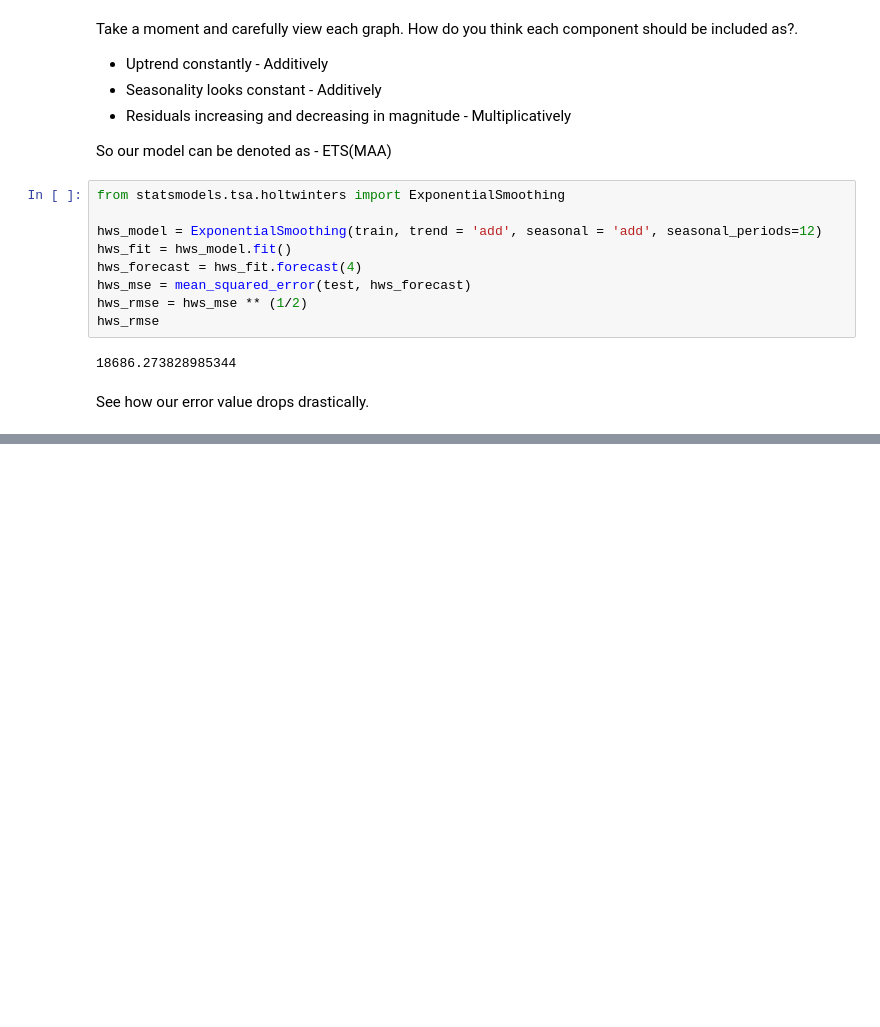
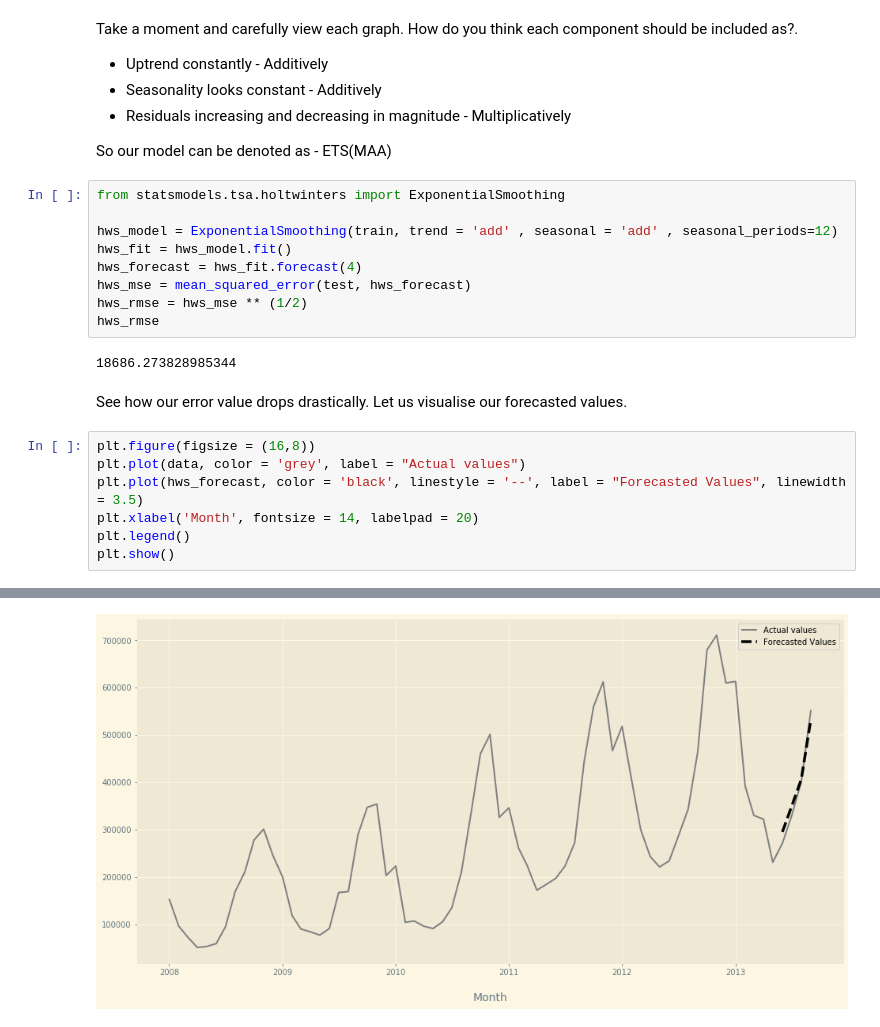
Before and after one commit to hamzajabbarr/time_series_forecasting_example, a Jupyter notebook: Time_series.ipynb, the cells around one changed output, grey strips where cells are left out. Saved outputs shown, nothing was run; the diff lists cells and outputs as text; blank space fills up the shorter version.

```diff
--- a/Time_series.ipynb
+++ b/Time_series.ipynb
@@ -456,7 +458,7 @@ So our model can be denoted as - ETS(MAA)
 # %%
 from statsmodels.tsa.holtwinters import ExponentialSmoothing
 
-hws_model = ExponentialSmoothing(train, trend = 'add', seasonal = 'add', seasonal_periods=12)
+hws_model = ExponentialSmoothing(train, trend = 'add' , seasonal = 'add' , seasonal_periods=12)
 hws_fit = hws_model.fit()
 hws_forecast = hws_fit.forecast(4)
 hws_mse = mean_squared_error(test, hws_forecast)
@@ -465,4 +467,12 @@ hws_rmse
 # %% [output]
 18686.273828985344
 # %% [markdown]
-See how our error value drops drastically.
+See how our error value drops drastically. Let us visualise our forecasted values.
+# %%
+plt.figure(figsize = (16,8))
+plt.plot(data, color = 'grey', label = "Actual values")
+plt.plot(hws_forecast, color = 'black', linestyle = '--', label = "Forecasted Values", linewidth = 3.5)
+plt.xlabel('Month', fontsize = 14, labelpad = 20)
+plt.legend()
+plt.show()
+# %% [output]
@@ -468,0 +485 @@ See how our error value drops drastically.
+[figure, added]
```
Also changed, not shown: parts of 4 cells of this notebook.
